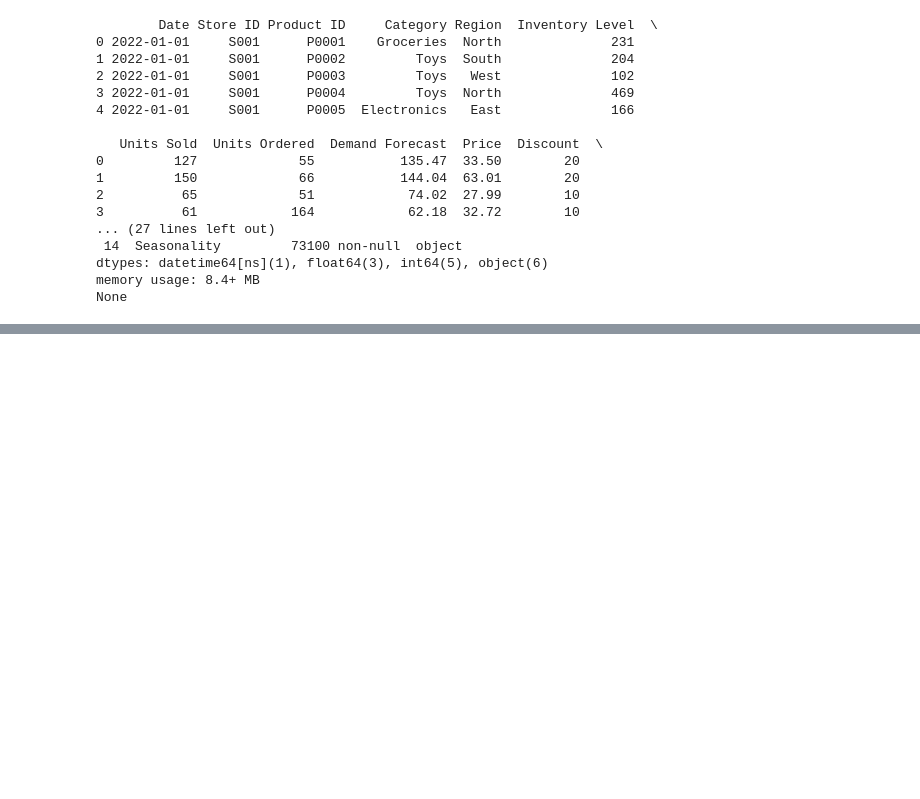
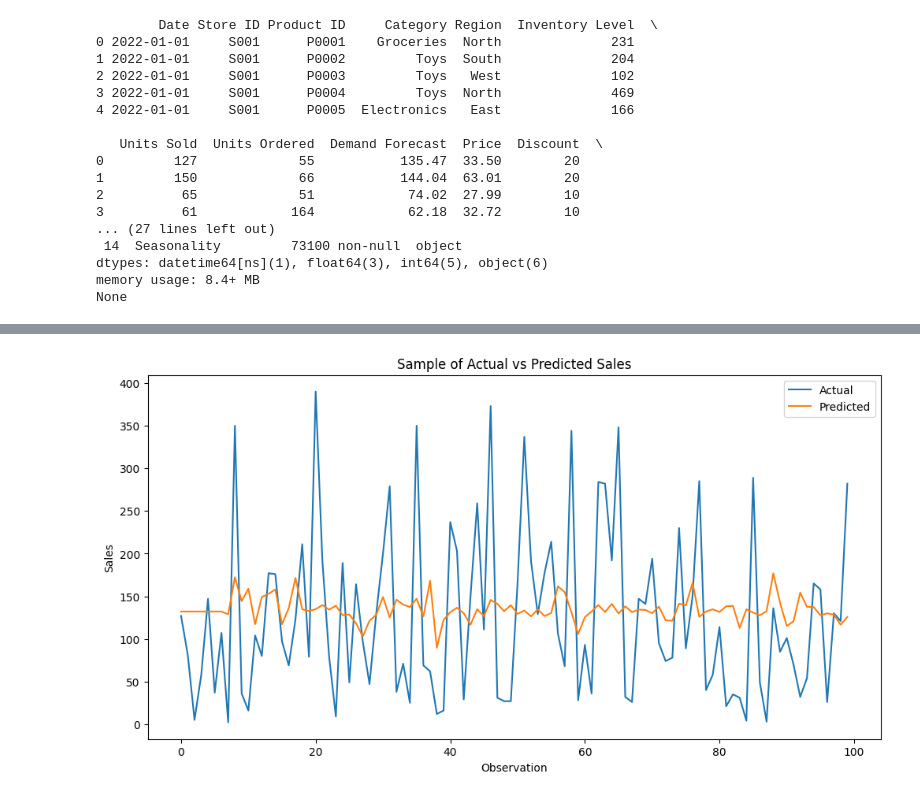
Before and after one commit to shubhanagrawal/Walmart-Hackathon, a Jupyter notebook: walmart.ipynb, the cells around one changed output, grey strips where cells are left out. Saved outputs shown, nothing was run; the diff lists cells and outputs as text; code cells hidden in the pictures; blank space fills up the shorter version.

```diff
--- a/walmart.ipynb
+++ b/walmart.ipynb
@@ -737,3 +737,12 @@ print(df_kaggle.info())
 dtypes: datetime64[ns](1), float64(3), int64(5), object(6)
 memory usage: 8.4+ MB
 None
+# %%
+df_kaggle.rename(columns={
+    'date': 'Date',
+    'store': 'Store',
+    'item': 'Dept',
+    'sales': 'Weekly_Sales'
+}, inplace=True)
+
+df_kaggle.head()
@@ -739,0 +756,10 @@ None
+# %%
+df_kaggle = df_kaggle.sort_values(['Store ID', 'Product ID', 'Date'])
+
+df_kaggle['lag_7'] = df_kaggle.groupby(['Store ID', 'Product ID'])['Units Sold'].shift(7)
+df_kaggle['rolling_mean_7'] = (
+    df_kaggle.groupby(['Store ID', 'Product ID'])['Units Sold']
+    .transform(lambda x: x.shift(1).rolling(7).mean())
+)
+
+df_kaggle.fillna(0, inplace=True)
@@ -739,0 +773,11 @@ None
+# %%
+from xgboost import XGBRegressor
+
+FEATURES = ['lag_7', 'rolling_mean_7']
+TARGET = 'Units Sold'
+
+X_train = df_kaggle[FEATURES]
+y_train = df_kaggle[TARGET]
+
+model = XGBRegressor()
+model.fit(X_train, y_train)
@@ -739,0 +796,15 @@ None
+# %%
+y_pred = model.predict(X_train)
+
+import matplotlib.pyplot as plt
+
+plt.figure(figsize=(12,6))
+plt.plot(y_train.values[:100], label='Actual')
+plt.plot(y_pred[:100], label='Predicted')
+plt.legend()
+plt.title("Sample of Actual vs Predicted Sales")
+plt.xlabel("Observation")
+plt.ylabel("Sales")
+plt.show()
+# %% [output]
+[figure, added]
```
Also changed, not shown: parts of 3 cells of this notebook.
